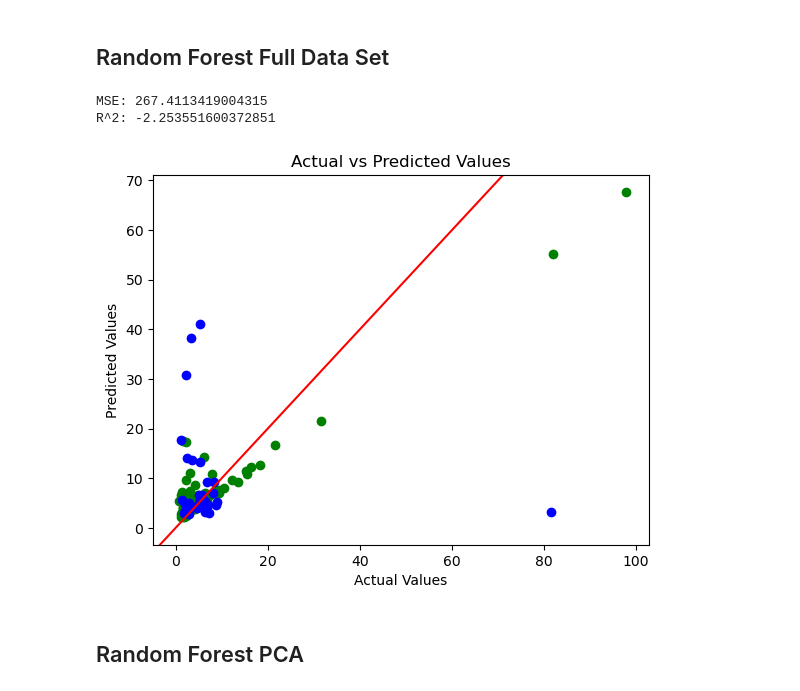
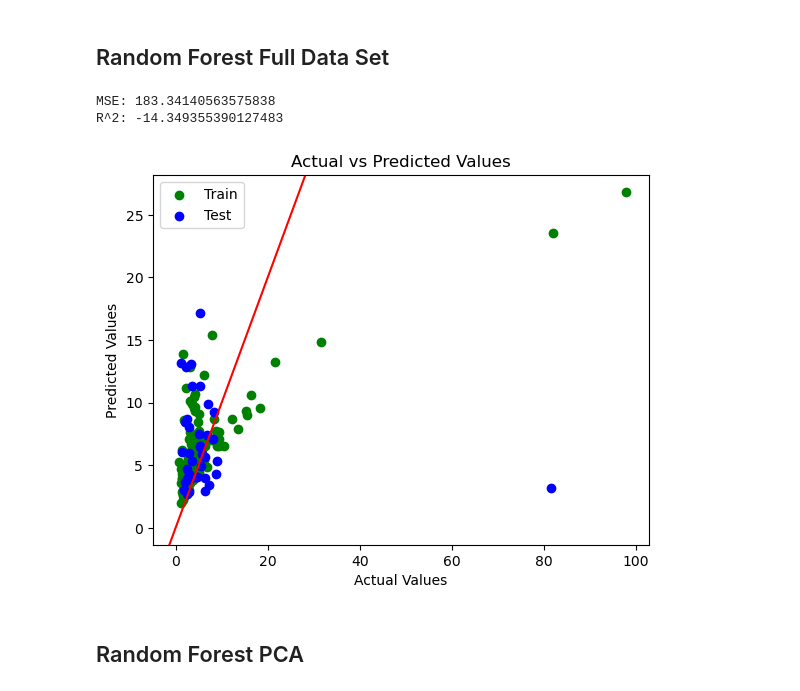
Before and after one commit to tylersmed/LCA_Machine_Learning, a Jupyter notebook: recreating-paper/random_forest_model.ipynb, the cells around one changed output. Saved outputs shown, nothing was run; the diff lists cells and outputs as text; code cells hidden in the pictures.

```diff
--- a/recreating-paper/random_forest_model.ipynb
+++ b/recreating-paper/random_forest_model.ipynb
@@ -22,7 +22,7 @@ X_full = full_df.drop(['GWP'], axis=1)
 y_full = full_df['GWP']
 X_full_train, X_full_test, y_full_train, y_full_test = train_test_split(X_full, y_full, test_size=0.2, random_state=21)
 # %%
-rf = RandomForestRegressor(n_estimators = 300, criterion='poisson')
+rf = RandomForestRegressor(min_samples_leaf=3, min_samples_split=3)
 
 rf.fit(X_full_train, y_full_train)
 full_pred = rf.predict(X_full_test)
@@ -31,18 +31,19 @@ full_pred_train = rf.predict(X_full_train)
 print("MSE:", mean_squared_error(full_pred, y_full_test))
 print("R^2:", r2_score(full_pred, y_full_test))
 # %% [output]
-MSE: 267.4113419004315
-R^2: -2.253551600372851
+MSE: 183.34140563575838
+R^2: -14.349355390127483
 # %%
 plt.scatter(y_full_train, full_pred_train, color = 'green')
 plt.scatter(y_full_test, full_pred, color = 'blue')
+plt.legend(['Train', 'Test'])
 plt.axline([0, 0], [1, 1], color = 'red')
 plt.xlabel('Actual Values')
 plt.ylabel('Predicted Values')
 plt.title('Actual vs Predicted Values')
 plt.show()
 # %% [output]
-[figure, old version]
+[figure, new version]
 # %% [markdown]
 ## Random Forest PCA
 # %%
```
Also changed, not shown: parts of 4 cells of this notebook, 3 other files.
